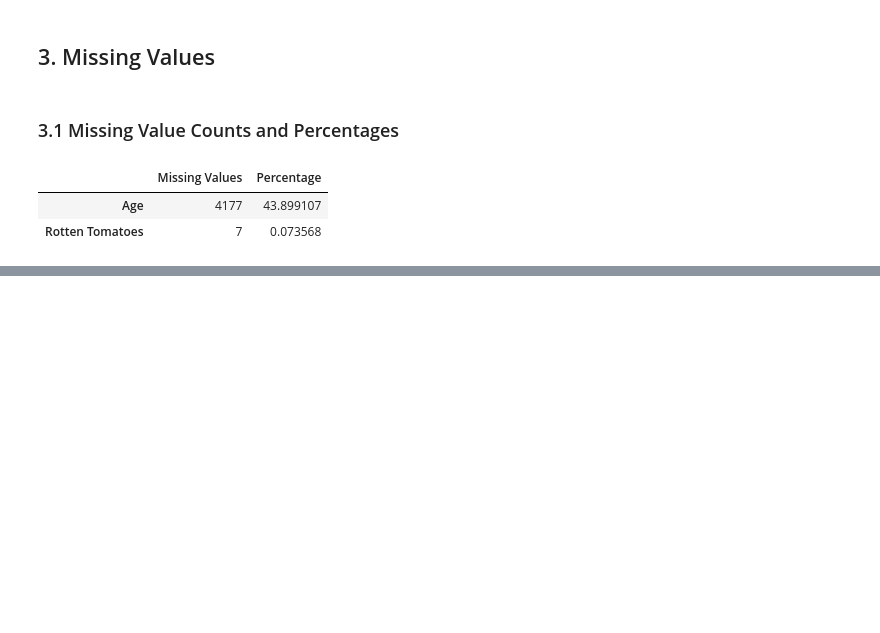
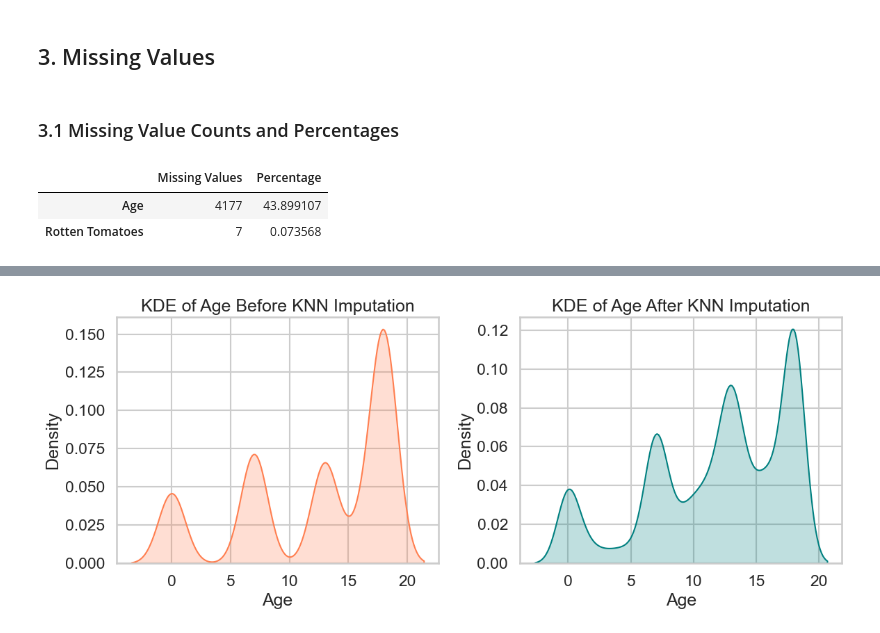
Before and after one commit to mohammadkarbalaee/Movies-on-Netflix-Prime-Video-Hulu-and-Disney, a Jupyter notebook: netflix.ipynb, the cells around one changed output, grey strips where cells are left out. Cells and saved outputs as stored; diff of their text form; code cells hidden in the pictures; blank space fills up the shorter version.

```diff
--- a/netflix.ipynb
+++ b/netflix.ipynb
@@ -144,0 +360,34 @@ missing_data[missing_data['Missing Values'] > 0]
+# %%
+# Create a copy of Age column before imputation for comparison
+age_before_imputation = df['Age'].copy()
+
+# Selecting relevant columns for KNN imputation (adjust these columns as necessary)
+columns_for_imputation = ['Age', 'Year', 'Rotten Tomatoes']
+imputer = KNNImputer(n_neighbors=5)
+
+# Apply KNN imputation on the selected columns
+df[columns_for_imputation] = imputer.fit_transform(df[columns_for_imputation])
+
+# Create a copy of Age column after imputation
+age_after_imputation = df['Age']
+
+# Plot KDE plots before and after KNN imputation
+fig, axes = plt.subplots(1, 2, figsize=(12, 5))
+
+# KDE plot before KNN imputation with a distinct color (e.g., coral)
+sns.kdeplot(data=age_before_imputation.dropna(), ax=axes[0], color="coral", fill=True)
+axes[0].set_title('KDE of Age Before KNN Imputation')
+axes[0].set_xlabel('Age')
+axes[0].set_ylabel('Density')
+
+# KDE plot after KNN imputation with a distinct color (e.g., teal)
+sns.kdeplot(data=age_after_imputation, ax=axes[1], color="teal", fill=True)
+axes[1].set_title('KDE of Age After KNN Imputation')
+axes[1].set_xlabel('Age')
+axes[1].set_ylabel('Density')
+
+# Show the plot
+plt.tight_layout()
+plt.show()
+# %% [output]
+[figure, added]
```
Also changed, not shown: parts of 27 cells of this notebook, 15 other files.
